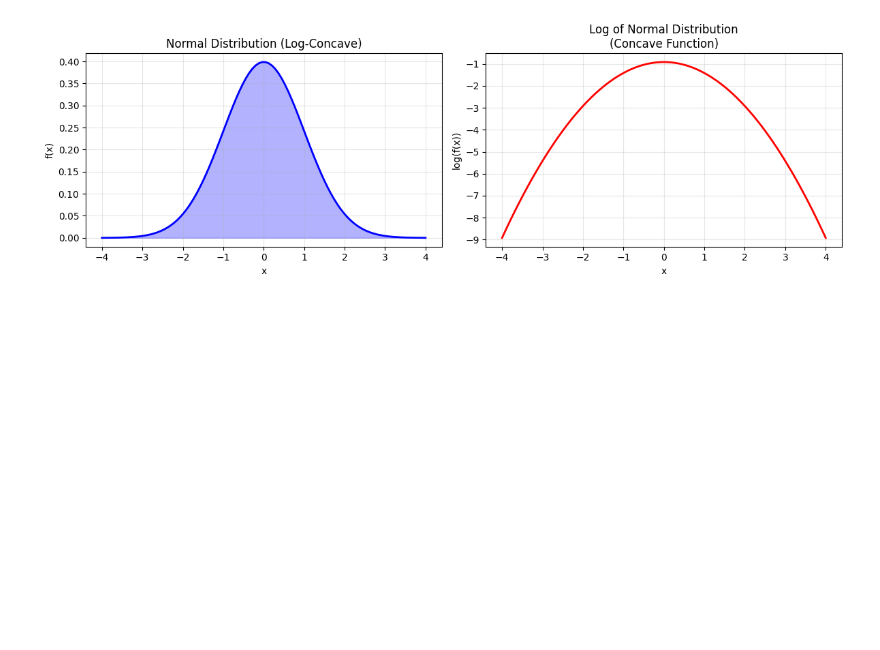
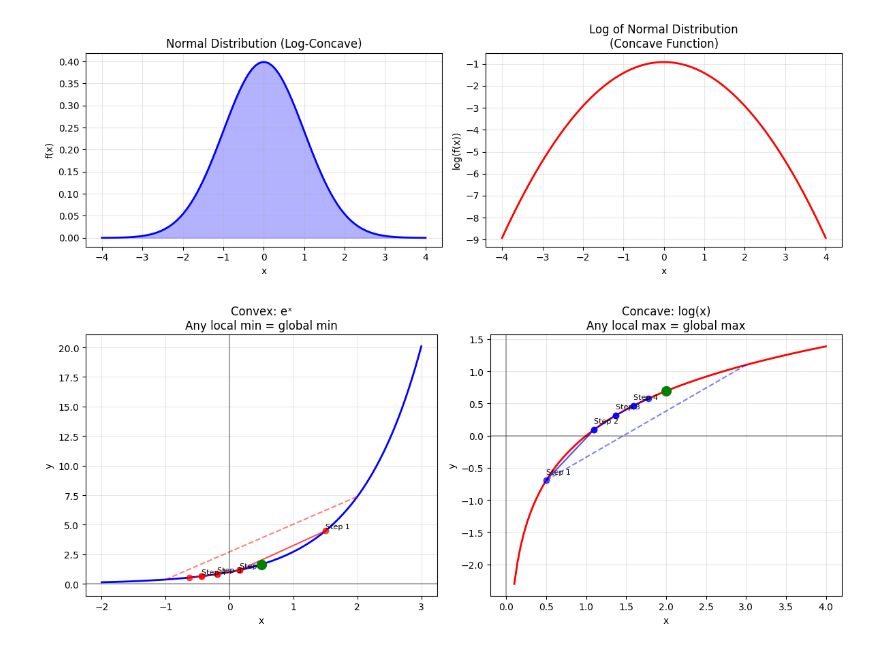
Before and after one commit to Saransh-Basu-01/Understanding-Deep-learning-, a Jupyter notebook: Background_Mathematics.ipynb, the cells around one changed output. Saved outputs shown, nothing was run; the diff lists cells and outputs as text; code cells hidden in the pictures; blank space fills up the shorter version.

```diff
--- a/Background_Mathematics.ipynb
+++ b/Background_Mathematics.ipynb
@@ -830,3 +830,61 @@ plt.tight_layout()
 plt.show()
 # %% [output]
 [figure]
+# %%
+import numpy as np
+import matplotlib.pyplot as plt
+
+fig, axes = plt.subplots(1, 2, figsize=(12, 5))
+
+# Convex: Good for minimization
+x = np.linspace(-2, 3, 100)
+y = np.exp(x)
+
+ax = axes[0]
+ax.plot(x, y, 'b-', linewidth=2)
+ax.plot([-1, 2], [np.exp(-1), np.exp(2)], 'r--', alpha=0.5)
+ax.scatter([0.5], [np.exp(0.5)], color='green', s=100, zorder=5)
+ax.axhline(y=0, color='black', alpha=0.3)
+ax.axvline(x=0, color='black', alpha=0.3)
+ax.grid(True, alpha=0.3)
+ax.set_title('Convex: eˣ\nAny local min = global min')
+ax.set_xlabel('x')
+ax.set_ylabel('y')
+
+# Show gradient descent
+x_current = 1.5
+for step in range(4):
+    gradient = np.exp(x_current)
+    x_next = x_current - 0.3 * gradient
+    ax.plot([x_current, x_next], [np.exp(x_current), np.exp(x_next)], 'ro-', alpha=0.7)
+    ax.text(x_current, np.exp(x_current)+0.2, f'Step {step+1}', fontsize=8)
+    x_current = x_next
+
+# Concave: Good for maximization
+x = np.linspace(0.1, 4, 100)
+y = np.log(x)
+
+ax = axes[1]
+ax.plot(x, y, 'r-', linewidth=2)
+ax.plot([0.5, 3], [np.log(0.5), np.log(3)], 'b--', alpha=0.5)
+ax.scatter([2], [np.log(2)], color='green', s=100, zorder=5)
+ax.axhline(y=0, color='black', alpha=0.3)
+ax.axvline(x=0, color='black', alpha=0.3)
+ax.grid(True, alpha=0.3)
+ax.set_title('Concave: log(x)\nAny local max = global max')
+ax.set_xlabel('x')
+ax.set_ylabel('y')
+
+# Show gradient ascent
+x_current = 0.5
+for step in range(4):
+    gradient = 1/x_current
+    x_next = x_current + 0.3 * gradient  # Plus for ascent
+    ax.plot([x_current, x_next], [np.log(x_current), np.log(x_next)], 'bo-', alpha=0.7)
+    ax.text(x_current, np.log(x_current)+0.1, f'Step {step+1}', fontsize=8)
+    x_current = x_next
+
+plt.tight_layout()
+plt.show()
+# %% [output]
+[figure, added]
```
Also changed, not shown: parts of 1 cell of this notebook.
